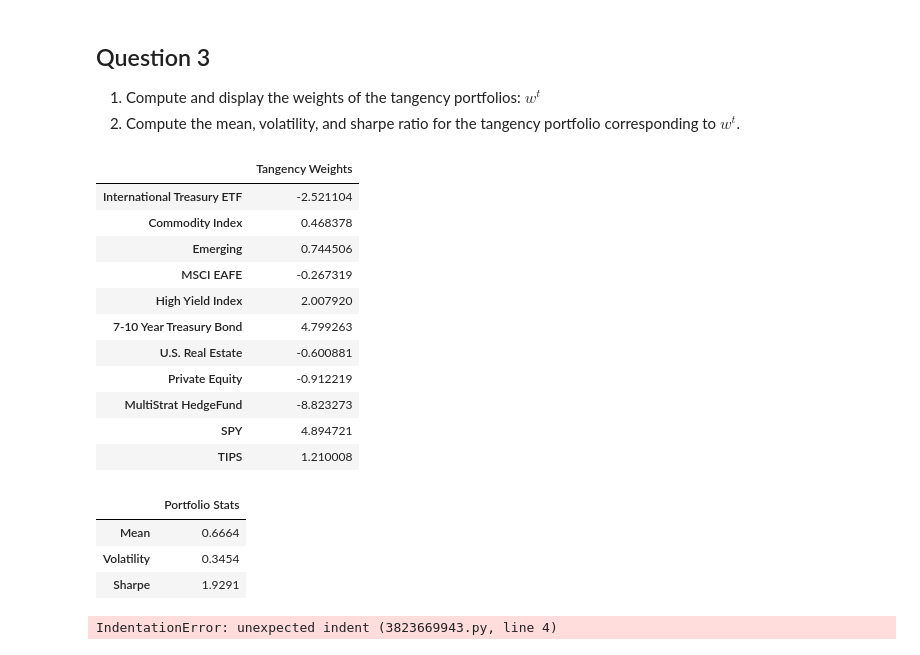
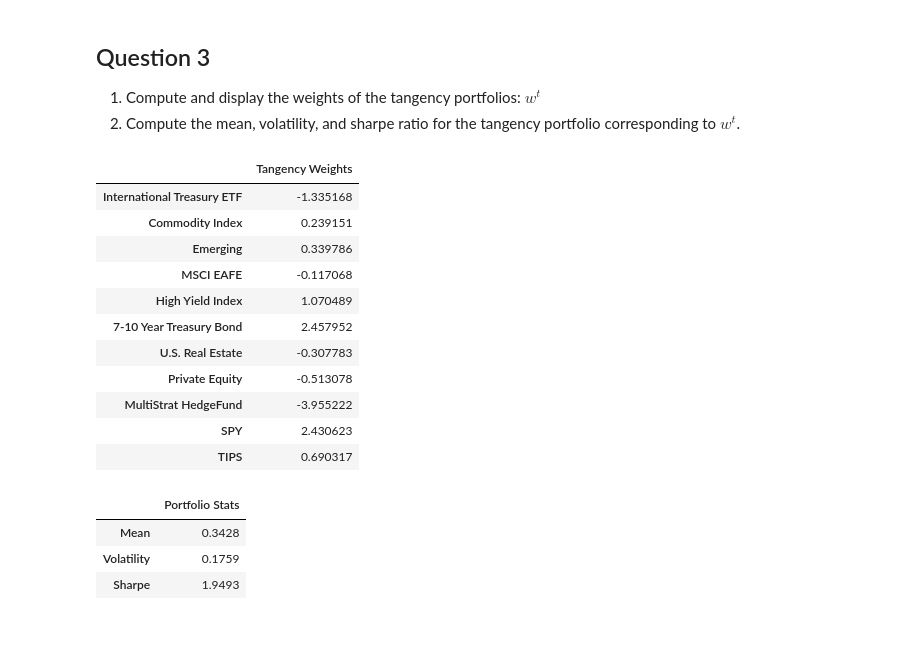
Before and after one commit to dcstein22/portfolio_theory, a Jupyter notebook: Homework_1.ipynb, the cells around one changed output. Drawn from its saved outputs; the diff is of its cells as text; code cells hidden in the pictures.

```diff
--- a/Homework_1.ipynb
+++ b/Homework_1.ipynb
@@ -36,9 +36,10 @@ description
 # %%
-excess_rt = pd.read_excel(file_path, sheet_name = "excess returns")
-excess_rt = excess_rt.set_index("Date")
+total_return = pd.read_excel(file_path, sheet_name = "total returns")
+total_return = total_return.set_index("Date")
+total_return = total_return.drop("SHV", axis = 1)
 # %%
-excess_rt.columns = ["International Treasury ETF", "Commodity Index", "Emerging", "MSCI EAFE","High Yield Index", "7-10 Year Treasury Bond","U.S. Real Estate","Private Equity","MultiStrat HedgeFund","SPY","TIPS"]
-excess_rt
+total_return.columns = ["International Treasury ETF", "Commodity Index", "Emerging", "MSCI EAFE","High Yield Index", "7-10 Year Treasury Bond","U.S. Real Estate","Private Equity","MultiStrat HedgeFund","SPY","TIPS"]
+total_return
 # %% [output]
 |  | International Treasury ETF | Commodity Index | Emerging | MSCI EAFE | High Yield Index | 7-10 Year Treasury Bond | ... |
 | Date |  |  |  |  |  |  | ... |
@@ -150,45 +151,45 @@ def compute_tangency(df_tilde, diagonalize_Sigma=False):
 
     # N is the number of assets
 
     N = Sigma.shape[0]
 
     Sigma_adj = Sigma.copy()
 
     if diagonalize_Sigma:
 
         Sigma_adj.loc[:,:] = np.diag(np.diag(Sigma_adj))
 
 
 
     mu_tilde = df_tilde.mean()
 
     Sigma_inv = np.linalg.inv(Sigma_adj)
 
     weights = Sigma_inv @ mu_tilde / (np.ones(N) @ Sigma_inv @ mu_tilde)
 
     # For convenience, I'll wrap the solution back into a pandas.Series object.
 
     omega_tangency = pd.Series(weights, index=mu_tilde.index)
 
     return omega_tangency, mu_tilde, Sigma_adj
 
 
-omega_tangency, mu_tilde, Sigma = compute_tangency(excess_rt)
+omega_tangency, mu_tilde, Sigma = compute_tangency(total_return)
 
 omega_tangency.to_frame('Tangency Weights')
 # %% [output]
 |  | Tangency Weights |
-| International Treasury ETF | -2.521104 |
-| Commodity Index | 0.468378 |
-| Emerging | 0.744506 |
-| MSCI EAFE | -0.267319 |
-| High Yield Index | 2.007920 |
-| 7-10 Year Treasury Bond | 4.799263 |
-| U.S. Real Estate | -0.600881 |
-| Private Equity | -0.912219 |
-| MultiStrat HedgeFund | -8.823273 |
-| SPY | 4.894721 |
-| TIPS | 1.210008 |
+| International Treasury ETF | -1.335168 |
+| Commodity Index | 0.239151 |
+| Emerging | 0.339786 |
+| MSCI EAFE | -0.117068 |
+| High Yield Index | 1.070489 |
+| 7-10 Year Treasury Bond | 2.457952 |
+| U.S. Real Estate | -0.307783 |
+| Private Equity | -0.513078 |
+| MultiStrat HedgeFund | -3.955222 |
+| SPY | 2.430623 |
+| TIPS | 0.690317 |
 # %%
 def portfolio_stats(omega, mu_tilde, Sigma, annualize_fac):
     # Mean
@@ -208,33 +209,6 @@ def portfolio_stats(omega, mu_tilde, Sigma, annualize_fac):
 portfolio_stats(omega_tangency, mu_tilde, Sigma, 12)
 # %% [output]
 |  | Portfolio Stats |
-| Mean | 0.6664 |
-| Volatility | 0.3454 |
-| Sharpe | 1.9291 |
+| Mean | 0.3428 |
+| Volatility | 0.1759 |
+| Sharpe | 1.9493 |
-# %%
-def target_mv_portfolio(df_tilde, target_return=0.01, diagonalize_Sigma=False):
- omega_tangency, mu_tilde, Sigma = compute_tangency(df_tilde, diagonalize_Sigma=diagonalize_Sigma)
-
-    Sigma_adj = Sigma.copy()
-
-    if diagonalize_Sigma:
-
-        Sigma_adj.loc[:,:] = np.diag(np.diag(Sigma_adj))
-
-    Sigma_inv = np.linalg.inv(Sigma_adj)
-
-    N = Sigma_adj.shape[0]
-
-    delta_tilde = ((np.ones(N) @ Sigma_inv @ mu_tilde)/(mu_tilde @ Sigma_inv @ mu_tilde)) * target_return
-
-    omega_star = delta_tilde * omega_tangency
-
-    return omega_star, mu_tilde, Sigma_adj
-
-omega_star, mu_tilde, Sigma = target_mv_portfolio(df_ex)
-
-omega_star_df = omega_star.to_frame('MV Portfolio Weights')
-
-omega_star_df
-# %% [output]
-IndentationError: unexpected indent (3823669943.py, line 4)
```
Also changed, not shown: parts of 12 cells of this notebook.
